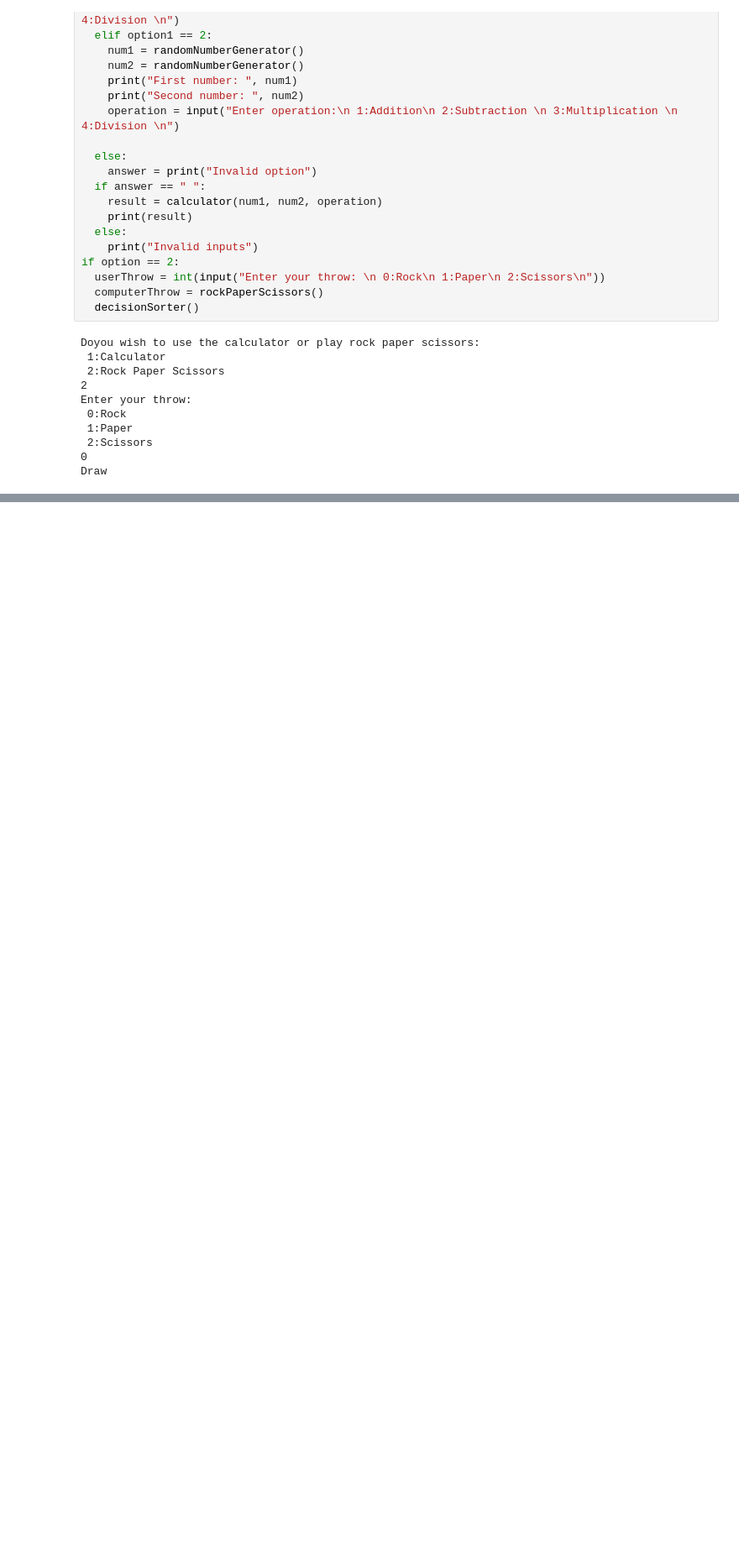
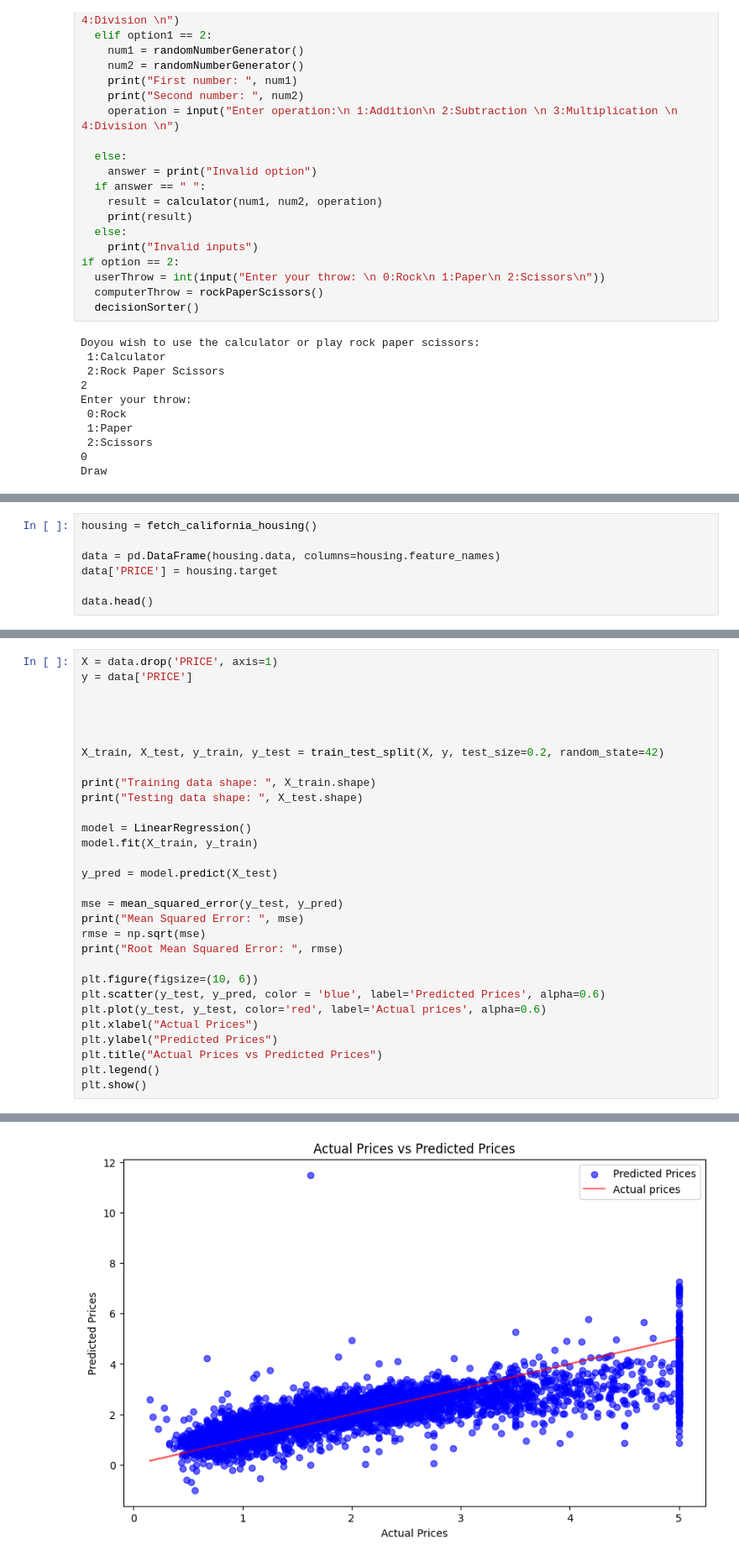
Before and after one commit to HalfNHalf3/Ai-tets, a Jupyter notebook: test2.ipynb, the cells around one changed output, grey strips where cells are left out. Shown at 84% size. Cells and saved outputs as stored; diff of their text form; blank space fills up the shorter version.

```diff
--- a/test2.ipynb
+++ b/test2.ipynb
@@ -110,0 +119,7 @@ Draw
+# %%
+housing = fetch_california_housing()
+
+data = pd.DataFrame(housing.data, columns=housing.feature_names)
+data['PRICE'] = housing.target
+
+data.head()
@@ -110,0 +133,31 @@ Draw
+# %%
+X = data.drop('PRICE', axis=1)
+y = data['PRICE']
+
+
+
+
+X_train, X_test, y_train, y_test = train_test_split(X, y, test_size=0.2, random_state=42)
+
+print("Training data shape: ", X_train.shape)
+print("Testing data shape: ", X_test.shape)
+
+model = LinearRegression()
+model.fit(X_train, y_train)
+
+y_pred = model.predict(X_test)
+
+mse = mean_squared_error(y_test, y_pred)
+print("Mean Squared Error: ", mse)
+rmse = np.sqrt(mse)
+print("Root Mean Squared Error: ", rmse)
+
+plt.figure(figsize=(10, 6))
+plt.scatter(y_test, y_pred, color = 'blue', label='Predicted Prices', alpha=0.6)
+plt.plot(y_test, y_test, color='red', label='Actual prices', alpha=0.6)
+plt.xlabel("Actual Prices")
+plt.ylabel("Predicted Prices")
+plt.title("Actual Prices vs Predicted Prices")
+plt.legend()
+plt.show()
+# %% [output]
@@ -110,0 +168 @@ Draw
+[figure, added]
```
Also changed, not shown: parts of 4 cells of this notebook.
